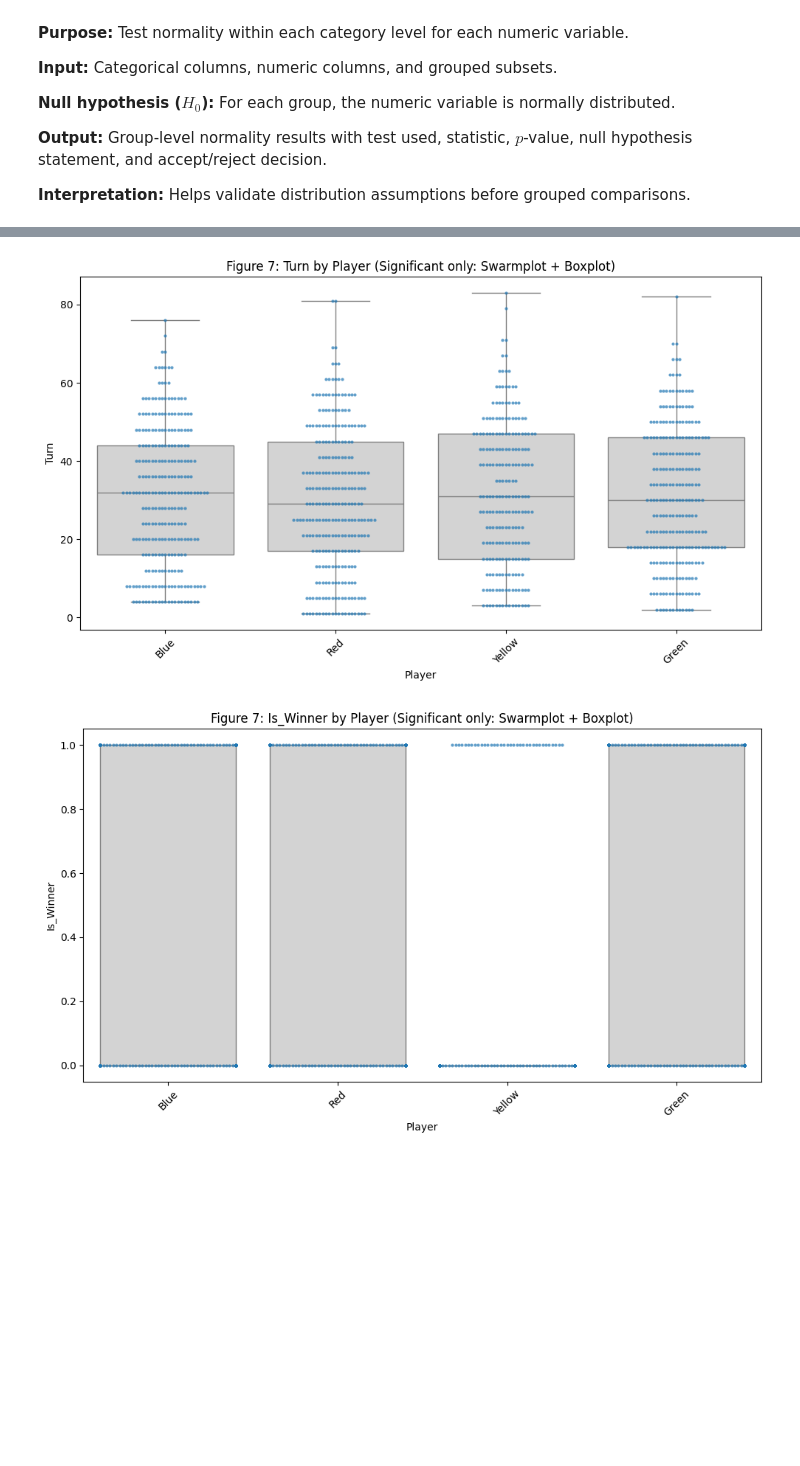
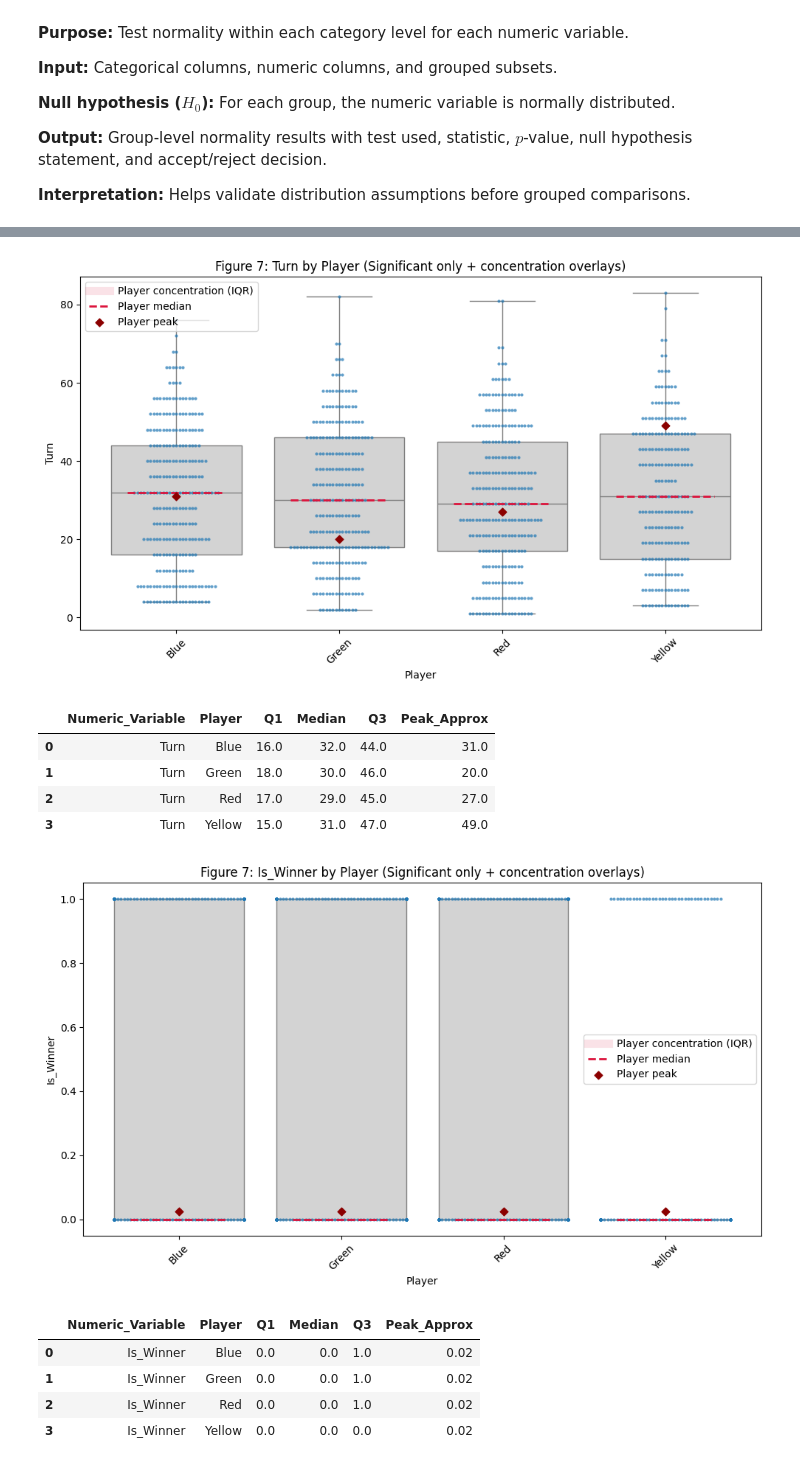
Before and after one commit to chizoalban2003-beep/Ludometrics-AI-Ethics, a Jupyter notebook: jupyter_notebooks/Ludo_EDA.ipynb, the cells around one changed output, grey strips where cells are left out. Drawn from its saved outputs; the diff is of its cells as text; code cells hidden in the pictures; blank space fills up the shorter version.

```diff
--- a/jupyter_notebooks/Ludo_EDA.ipynb
+++ b/jupyter_notebooks/Ludo_EDA.ipynb
@@ -426,38 +439,106 @@ for num_col in df_num.columns:
 kruskal_df = pd.DataFrame(kruskal_rows)
 
 # Always show the test result table when this cell runs
 display(kruskal_df)
 
 # Visualizations: boxplot + swarmplot only for variables with statistically significant differences
 significant_vars = kruskal_df.loc[kruskal_df['significant'], 'numeric_variable'].tolist()
 
 if not significant_vars:
     print('No statistically significant variables found at alpha=0.05; no swarmplots generated.')
 else:
     for num_col in significant_vars:
         plot_df = df[[group_col, num_col]].dropna()
         if plot_df.empty:
             continue
 
         # Downsample for readability and speed on large datasets
         if len(plot_df) > 1000:
             plot_df = plot_df.sample(n=1000, random_state=42)
 
+        player_order = sorted(plot_df[group_col].unique())
+
         plt.figure(figsize=(10, 6))
-        sns.boxplot(data=plot_df, x=group_col, y=num_col, color='lightgray', showfliers=False)
-        sns.swarmplot(data=plot_df, x=group_col, y=num_col, size=3, alpha=0.7)
-        plt.title(f'Figure 7: {num_col} by {group_col} (Significant only: Swarmplot + Boxplot)')
+        sns.boxplot(
+            data=plot_df,
+            x=group_col,
+            y=num_col,
+            order=player_order,
+            color='lightgray',
+            showfliers=False
+        )
+        sns.swarmplot(
+            data=plot_df,
+            x=group_col,
+            y=num_col,
+            order=player_order,
+            size=3,
+            alpha=0.7
+        )
+
+        # Emphasize concentration region per player group (IQR, median, and peak)
+        concentration_rows = []
+        ax = plt.gca()
+        for i, player in enumerate(player_order):
+            player_vals = plot_df.loc[plot_df[group_col] == player, num_col]
+            if len(player_vals) <= 1:
+                continue
+
+            q1, q2, q3 = player_vals.quantile([0.25, 0.50, 0.75])
+            hist_counts, bin_edges = np.histogram(player_vals, bins=20, density=True)
+            peak_idx = int(np.argmax(hist_counts))
+            peak_y = (bin_edges[peak_idx] + bin_edges[peak_idx + 1]) / 2
+
+            # IQR band around each player category
+            ax.fill_between([i - 0.35, i + 0.35], q1, q3, color='crimson', alpha=0.08, zorder=0)
+            # Median indicator
+            ax.hlines(q2, i - 0.30, i + 0.30, colors='crimson', linestyles='--', linewidth=2, zorder=4)
+            # Peak marker (approximate mode region)
+            ax.scatter(i, peak_y, color='darkred', marker='D', s=30, zorder=5)
+
+            concentration_rows.append({
+                'Player': player,
+                'Q1': float(q1),
+                'Median': float(q2),
+                'Q3': float(q3),
+                'Peak_Approx': float(peak_y)
+            })
+
+        # Compact legend for concentration overlays
+        plt.plot([], [], color='crimson', linewidth=8, alpha=0.12, label='Player concentration (IQR)')
+        plt.plot([], [], color='crimson', linestyle='--', linewidth=2, label='Player median')
+        plt.scatter([], [], color='darkred', marker='D', s=30, label='Player peak')
+
+        plt.title(f'Figure 7: {num_col} by {group_col} (Significant only + concentration overlays)')
         plt.xticks(rotation=45)
+        plt.ylabel(num_col)
+        plt.legend(loc='best')
         plt.tight_layout()
         plt.show()
+
+        # Display player concentration summary for the current significant variable
+        if concentration_rows:
+            concentration_df = pd.DataFrame(concentration_rows)
+            concentration_df.insert(0, 'Numeric_Variable', num_col)
+            display(concentration_df.round(2))
 # %% [output]
 |  | grouping_variable | numeric_variable | groups_compared | null_hypothesis | alpha | statistic | p_value | ... |
 | 0 | Player | Turn | Blue vs Green vs Red vs Yellow | All player-group distributions ar... | 0.05 | 11.386321 | 9.810209e-03 | ... |
 | 1 | Player | Dice_Roll | Blue vs Green vs Red vs Yellow | All player-group distributions ar... | 0.05 | 3.500571 | 3.206881e-01 | ... |
 | 2 | Player | Position | Blue vs Green vs Red vs Yellow | All player-group distributions ar... | 0.05 | 3.689233 | 2.970358e-01 | ... |
 | 3 | Player | Is_Winner | Blue vs Green vs Red vs Yellow | All player-group distributions ar... | 0.05 | 98.734472 | 2.907970e-21 | ... |
-[figure, old version]
+[figure, new version]
+|  | Numeric_Variable | Player | Q1 | Median | Q3 | Peak_Approx |
+| 0 | Turn | Blue | 16.0 | 32.0 | 44.0 | 31.0 |
+| 1 | Turn | Green | 18.0 | 30.0 | 46.0 | 20.0 |
+| 2 | Turn | Red | 17.0 | 29.0 | 45.0 | 27.0 |
+| 3 | Turn | Yellow | 15.0 | 31.0 | 47.0 | 49.0 |
-[figure, old version]
+[figure, new version]
+|  | Numeric_Variable | Player | Q1 | Median | Q3 | Peak_Approx |
+| 0 | Is_Winner | Blue | 0.0 | 0.0 | 1.0 | 0.02 |
+| 1 | Is_Winner | Green | 0.0 | 0.0 | 1.0 | 0.02 |
+| 2 | Is_Winner | Red | 0.0 | 0.0 | 1.0 | 0.02 |
+| 3 | Is_Winner | Yellow | 0.0 | 0.0 | 0.0 | 0.02 |
 # %% [markdown]
 ### Cell explanation
 **Purpose:** Compare winner vs non-winner groups using Mann-Whitney U tests.
```
Also changed, not shown: parts of 6 cells of this notebook.
